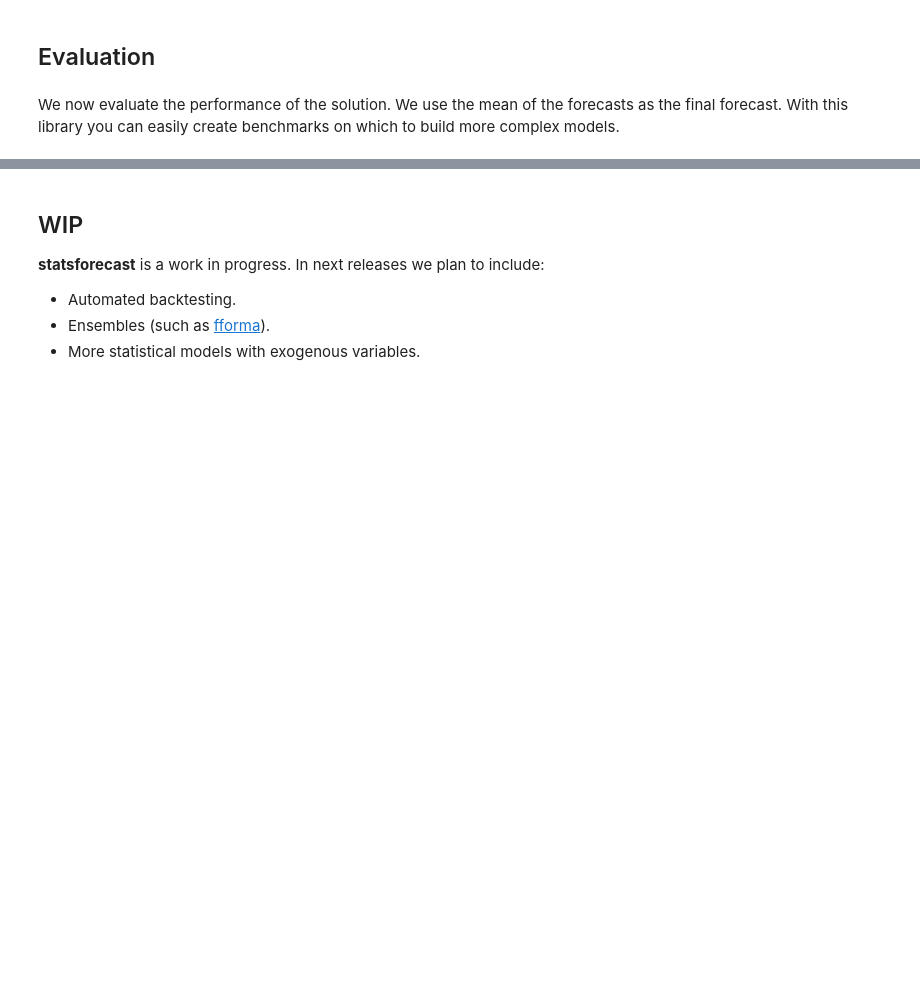
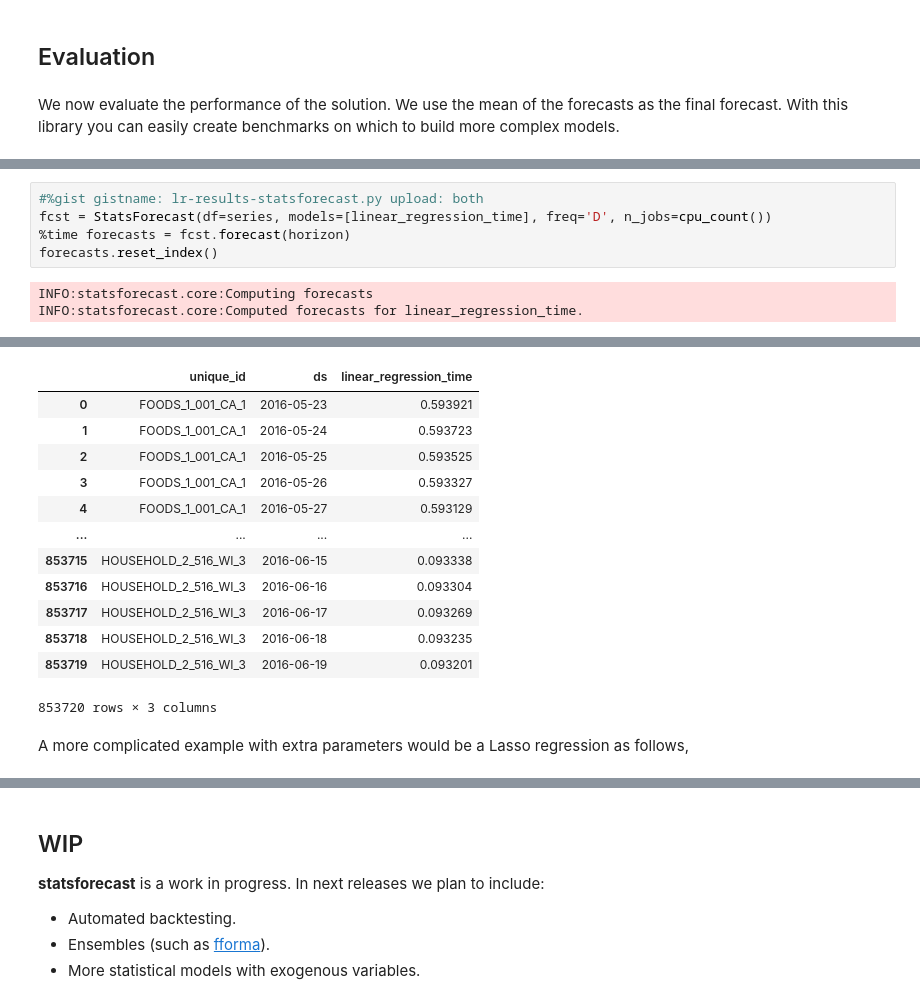
Before and after one commit to Nixtla/blog, a Jupyter notebook: _notebooks/2021-11-23-Intro-statsforecast.ipynb, the cells around one changed output, grey strips where cells are left out. Cells and saved outputs as stored; diff of their text form; blank space fills up the shorter version.

```diff
--- a/_notebooks/2021-11-23-Intro-statsforecast.ipynb
+++ b/_notebooks/2021-11-23-Intro-statsforecast.ipynb
@@ -267,0 +347,8 @@ For a description of the additional results, see [this medium post](https://aws.
+# %%
+#%gist gistname: lr-results-statsforecast.py upload: both
+fcst = StatsForecast(df=series, models=[linear_regression_time], freq='D', n_jobs=cpu_count())
+%time forecasts = fcst.forecast(horizon)
+forecasts.reset_index()
+# %% [output]
+INFO:statsforecast.core:Computing forecasts
+INFO:statsforecast.core:Computed forecasts for linear_regression_time.
@@ -267,0 +357,15 @@ For a description of the additional results, see [this medium post](https://aws.
+|  | unique_id | ds | linear_regression_time |
+| 0 | FOODS_1_001_CA_1 | 2016-05-23 | 0.593921 |
+| 1 | FOODS_1_001_CA_1 | 2016-05-24 | 0.593723 |
+| 2 | FOODS_1_001_CA_1 | 2016-05-25 | 0.593525 |
+| 3 | FOODS_1_001_CA_1 | 2016-05-26 | 0.593327 |
+| 4 | FOODS_1_001_CA_1 | 2016-05-27 | 0.593129 |
+| ... | ... | ... | ... |
+| 853715 | HOUSEHOLD_2_516_WI_3 | 2016-06-15 | 0.093338 |
+| 853716 | HOUSEHOLD_2_516_WI_3 | 2016-06-16 | 0.093304 |
+| 853717 | HOUSEHOLD_2_516_WI_3 | 2016-06-17 | 0.093269 |
+| 853718 | HOUSEHOLD_2_516_WI_3 | 2016-06-18 | 0.093235 |
+| 853719 | HOUSEHOLD_2_516_WI_3 | 2016-06-19 | 0.093201 |
+853720 rows × 3 columns
+# %% [markdown]
+A more complicated example with extra parameters would be a Lasso regression as follows,
```
Also changed, not shown: parts of 46 cells of this notebook.
